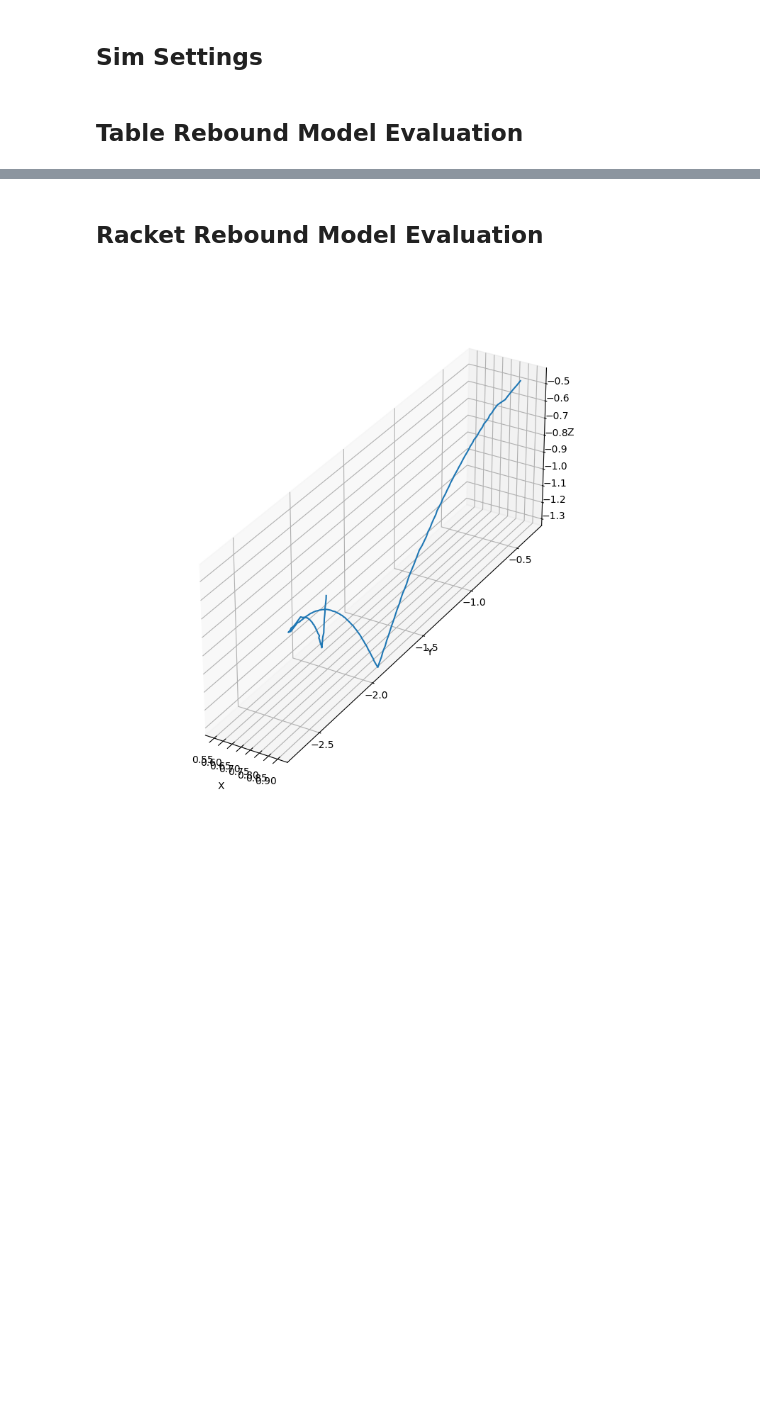
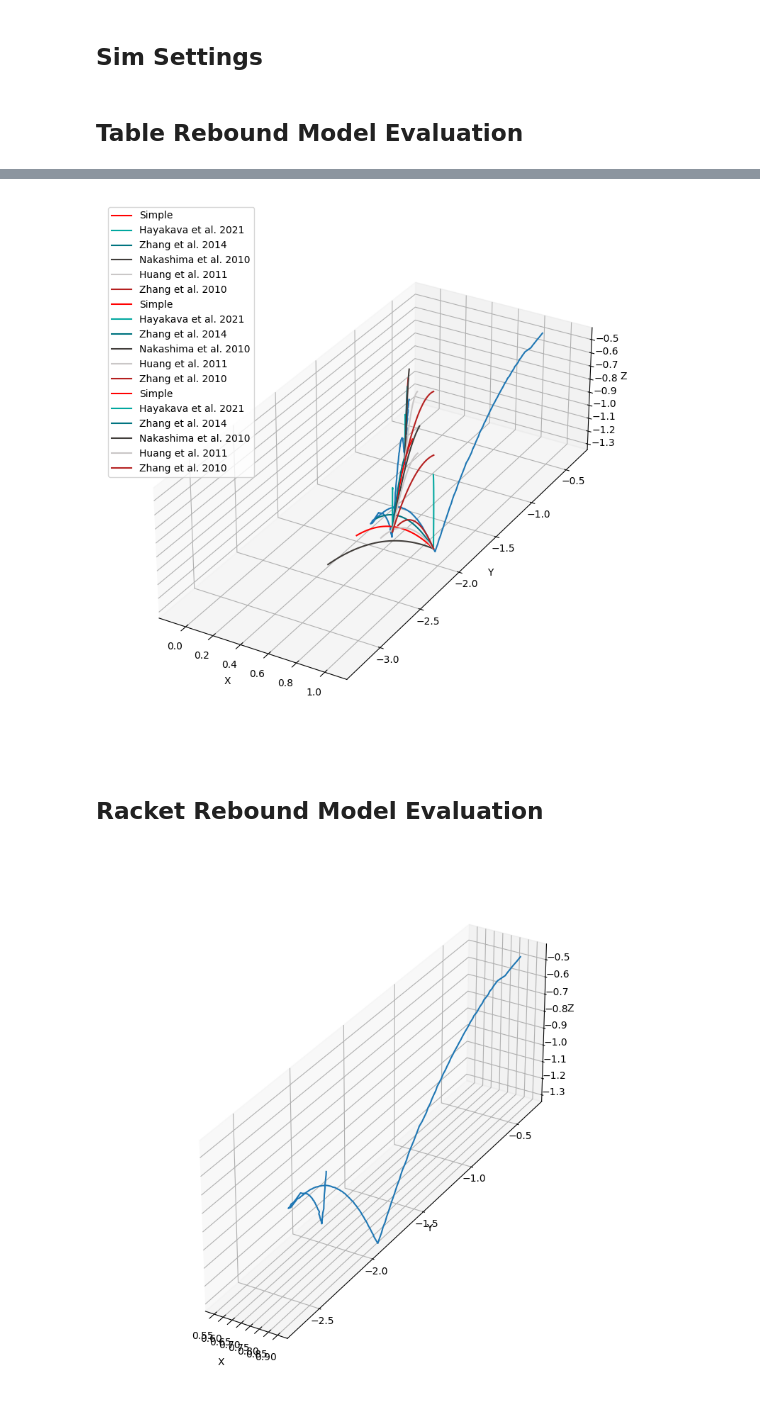
Before and after one commit to intelligent-soft-robots/ball_prediction, a Jupyter notebook: notebooks/rebound_model_eval.ipynb, the cells around one changed output, grey strips where cells are left out. Cells and saved outputs as stored; diff of their text form; code cells hidden in the pictures; blank space fills up the shorter version.

```diff
--- a/notebooks/rebound_model_eval.ipynb
+++ b/notebooks/rebound_model_eval.ipynb
@@ -122,3 +140,60 @@ for i, (key, value) in enumerate(contact_dict.items(), start=1):
+# %%
+fig = plt.figure(figsize=(16, 10))
+ax = fig.add_subplot(111, projection="3d")
+
+ax.plot(
+    ball_positions[:, 0],
+    ball_positions[:, 1],
+    ball_positions[:, 2],
+)
+
+colors = [
+    "#FF0000",
+    "#00A79F",
+    "#007480",
+    "#413D3A",
+    "#CAC7C7",
+    "#B51F1F",
+]  # 10 colors
+
+num_plotted = 1
+for i, (key, value) in enumerate(contact_dict.items(), start=1):
+    if value == ContactType.TABLE:
+        index = key
+
+        # Rebound model
+        v = np.hstack((ball_velocities[index - 3], [0, 0, 0]))
+
+        iter = 0
+        for label, model_gen in zip(TRM_models_label, TRM_models):
+            model = model_gen()
+            _v = model.forward(v)
+            q = np.hstack((ball_positions[index], _v))
+
+            # Simulate table tennis
+            q_history = sim.simulate(q, dt, duration)
+            q_history = np.array(q_history)
+            ax.plot(
+                q_history[:, 0],
+                q_history[:, 1],
+                q_history[:, 2],
+                label=label,
+                c=colors[iter],
+            )
+
+            iter += 1
+
+        num_plotted += 1
+
+ax.set_xlabel("X")
+ax.set_ylabel("Y")
+ax.set_zlabel("Z")
+
+ax.legend()
+
+ax.set_aspect("equal")
+# %% [output]
+[figure, added]
 # %% [markdown]
 ## Racket Rebound Model Evaluation
 # %%
```
Also changed, not shown: parts of 6 cells of this notebook, 4 other files.
